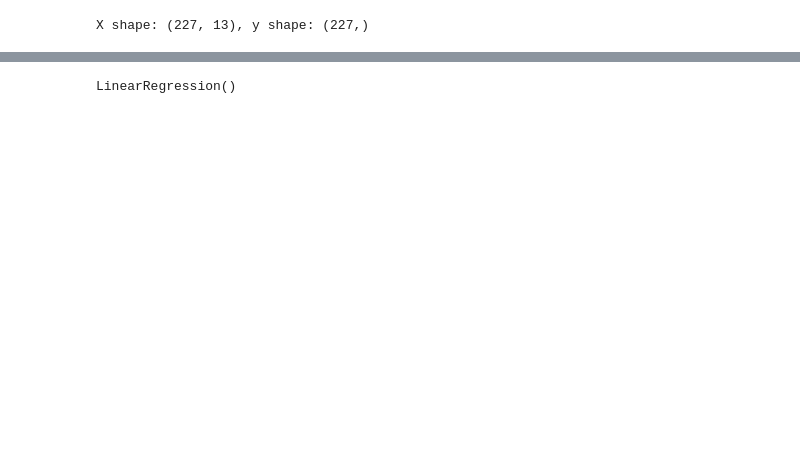
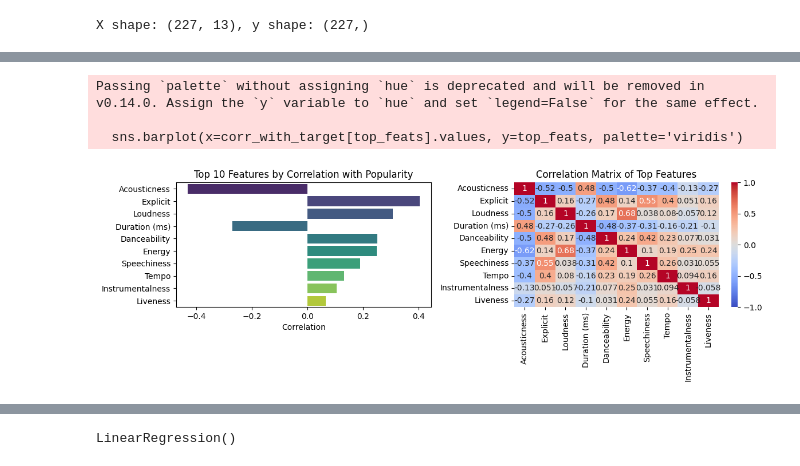
Before and after one commit to Faryalrifaz/MurickTechnologies-_internship2025, a Jupyter notebook: Task_4/Spotify_regression_analysis.ipynb, the cells around one changed output, grey strips where cells are left out. Drawn from its saved outputs; the diff is of its cells as text; code cells hidden in the pictures; blank space fills up the shorter version.

```diff
--- a/Task_4/Spotify_regression_analysis.ipynb
+++ b/Task_4/Spotify_regression_analysis.ipynb
@@ -131,0 +154,21 @@ X shape: (227, 13), y shape: (227,)
+# %%
+# 2) Correlation of numeric features with target and top feature heatmap
+corr_with_target = X.corrwith(y).sort_values(ascending=False)
+top_feats = corr_with_target.abs().sort_values(ascending=False).head(10).index.tolist()
+
+plt.figure(figsize=(12,4))
+plt.subplot(1,2,1)
+sns.barplot(x=corr_with_target[top_feats].values, y=top_feats, palette='viridis')
+plt.title('Top 10 Features by Correlation with Popularity')
+plt.xlabel('Correlation')
+
+plt.subplot(1,2,2)
+sns.heatmap(X[top_feats].corr(), annot=True, cmap='coolwarm', vmin=-1, vmax=1)
+plt.title('Correlation Matrix of Top Features')
+plt.tight_layout()
+plt.show()
+# %% [output]
+Passing `palette` without assigning `hue` is deprecated and will be removed in v0.14.0. Assign the `y` variable to `hue` and set `legend=False` for the same effect.
+
+  sns.barplot(x=corr_with_target[top_feats].values, y=top_feats, palette='viridis')
+[figure, added]
```
Also changed, not shown: parts of 19 cells of this notebook.
